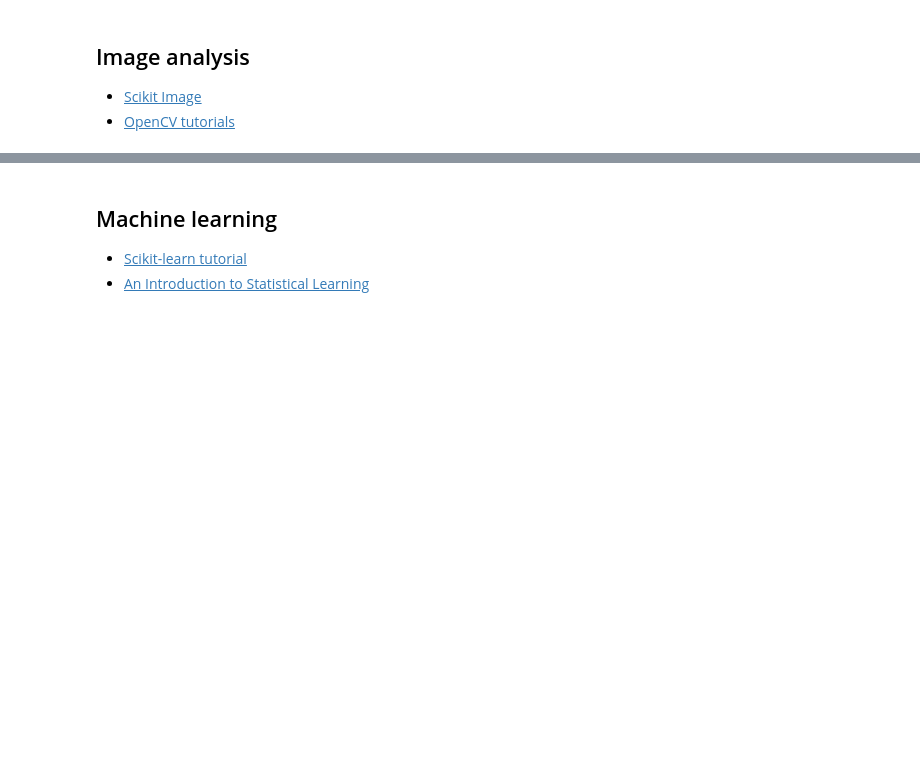
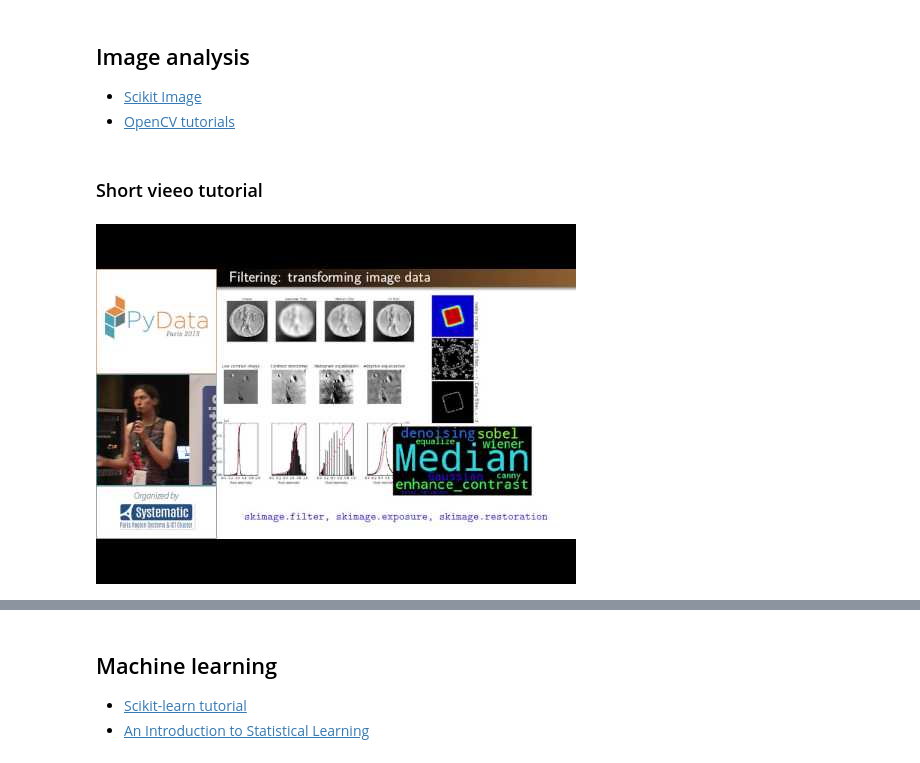
Before and after one commit to vsriram19/lungmap-data-plus-2016, a Jupyter notebook: notebooks/Learning Resources.ipynb, the cells around one changed output, grey strips where cells are left out. Saved outputs shown, nothing was run; the diff lists cells and outputs as text; code cells hidden in the pictures; blank space fills up the shorter version.

Commit message:
Add skimage videos

```diff
--- a/notebooks/Learning Resources.ipynb
+++ b/notebooks/Learning Resources.ipynb
@@ -30,3 +32,9 @@ Resources
 
 - [Scikit Image](http://scikit-image.org)
 - [OpenCV tutorials](http://opencv-python-tutroals.readthedocs.io/en/latest/py_tutorials/py_tutorials.html)
+# %% [markdown]
+### Short vieeo tutorial
+# %%
+YouTubeVideo("xPrTHRbT1vY")
+# %% [output]
+[figure, added]
```
Also changed, not shown: parts of 6 cells of this notebook.
